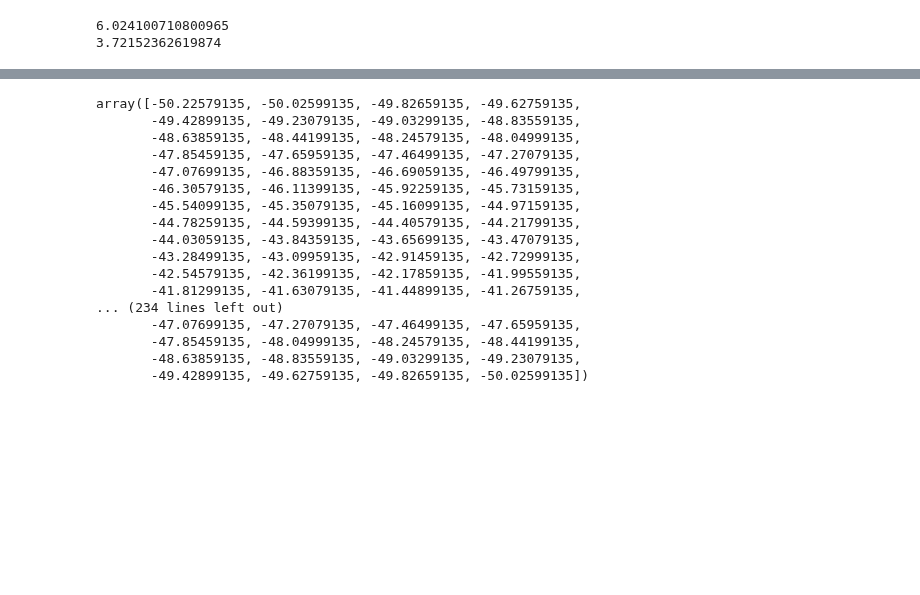
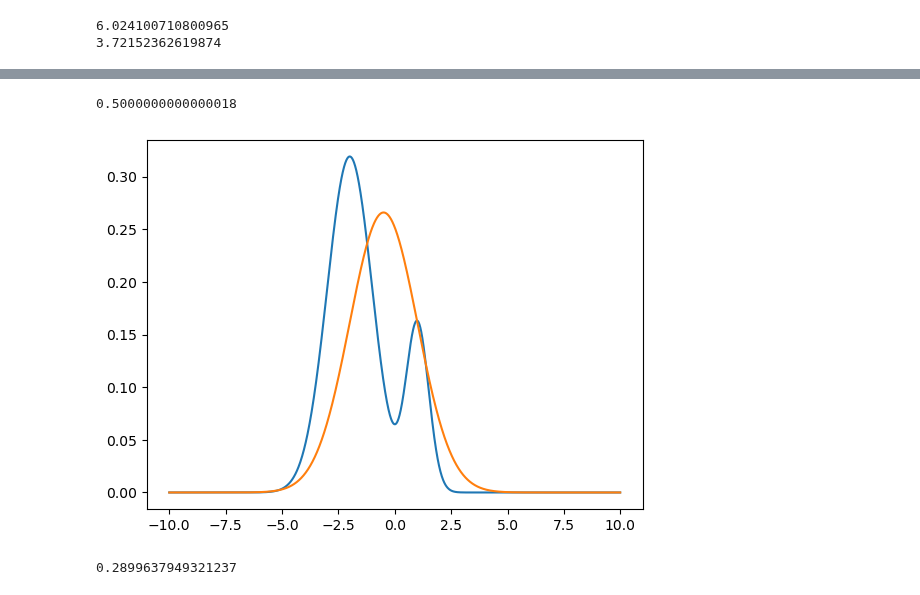
Before and after one commit to lodubay/galactic-dtd, a Jupyter notebook: notebooks/cross_entropy.ipynb, the cells around one changed output, grey strips where cells are left out. Drawn from its saved outputs; the diff is of its cells as text; code cells hidden in the pictures; blank space fills up the shorter version.

Commit message:
add kl divergence test for mdfs

```diff
--- a/notebooks/cross_entropy.ipynb
+++ b/notebooks/cross_entropy.ipynb
@@ -75,9 +75,11 @@ print(cross_entropy(p2, p2))
 3.72152362619874
 # %%
 def KL_divergence(pk, qk, dx):
-#     kld = pk * (np.log(pk) - np.log(qk))
-#     return np.sum(np.where((kld != np.inf) & (kld != np.nan), kld, 0))
-    return np.sum(np.where(qk != 0, pk * np.log(pk / qk) * dx, 0))
+    # mask zeroes with smallest non-zero value
+    pk_nz = np.where(pk != 0, pk, np.min(pk[pk > 0]))
+    qk_nz = np.where(qk != 0, qk, np.min(qk[qk > 0]))
+    print(qk_nz)
+    return np.sum(np.where(pk != 0, pk * (np.log(pk_nz) - np.log(qk_nz)) * dx, 0))
 # %%
 dx1 = 0.1
 x1 = np.arange(-5, 5, dx1)
@@ -109,20 +140,24 @@ inf
-# %%
-np.log(p2)
-# %% [output]
-array([-50.22579135, -50.02599135, -49.82659135, -49.62759135,
-       -49.42899135, -49.23079135, -49.03299135, -48.83559135,
-       -48.63859135, -48.44199135, -48.24579135, -48.04999135,
-       -47.85459135, -47.65959135, -47.46499135, -47.27079135,
-       -47.07699135, -46.88359135, -46.69059135, -46.49799135,
-       -46.30579135, -46.11399135, -45.92259135, -45.73159135,
-       -45.54099135, -45.35079135, -45.16099135, -44.97159135,
-       -44.78259135, -44.59399135, -44.40579135, -44.21799135,
-       -44.03059135, -43.84359135, -43.65699135, -43.47079135,
-       -43.28499135, -43.09959135, -42.91459135, -42.72999135,
-       -42.54579135, -42.36199135, -42.17859135, -41.99559135,
-       -41.81299135, -41.63079135, -41.44899135, -41.26759135,
-... (234 lines left out)
-       -47.07699135, -47.27079135, -47.46499135, -47.65959135,
-       -47.85459135, -48.04999135, -48.24579135, -48.44199135,
-       -48.63859135, -48.83559135, -49.03299135, -49.23079135,
-       -49.42899135, -49.62759135, -49.82659135, -50.02599135])
+# %%
+dx = 0.1
+x = np.arange(-10, 10, dx)
+p1 = NormalDistribution(loc=0, width=1)(x)
+p2 = NormalDistribution(loc=1, width=1)(x)
+
+print(KL_divergence(p1, p2, dx))
+# %% [output]
+0.5000000000000018
+# %%
+dx = 0.01
+x = np.arange(-10, 10, dx)
+
+p1 = 0.8 * NormalDistribution(loc=-2, width=1)(x) + 0.2 * NormalDistribution(loc=1, width=0.5)(x)
+p2 = NormalDistribution(loc=-0.5, width=1.5)(x)
+
+plt.plot(x, p1)
+plt.plot(x, p2)
+plt.show()
+
+print(KL_divergence(p1, p2, dx))
+# %% [output]
+[figure, added]
+0.2899637949321237
```
Also changed, not shown: parts of 10 cells of this notebook, 2 other files.
